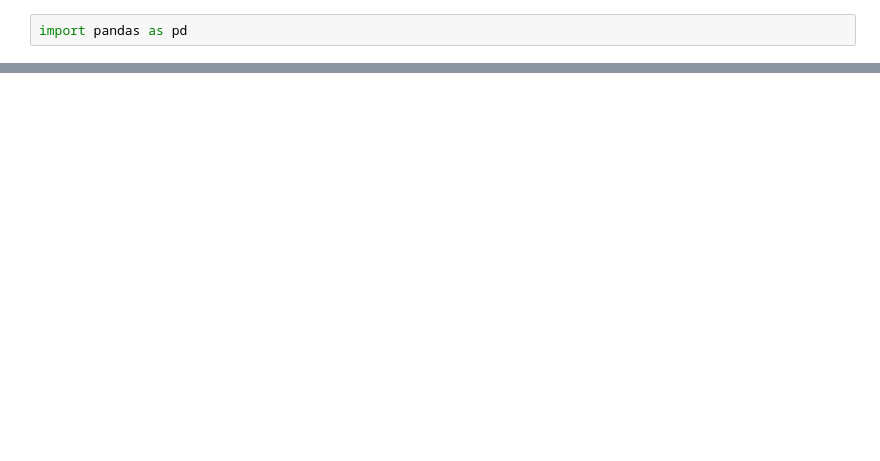
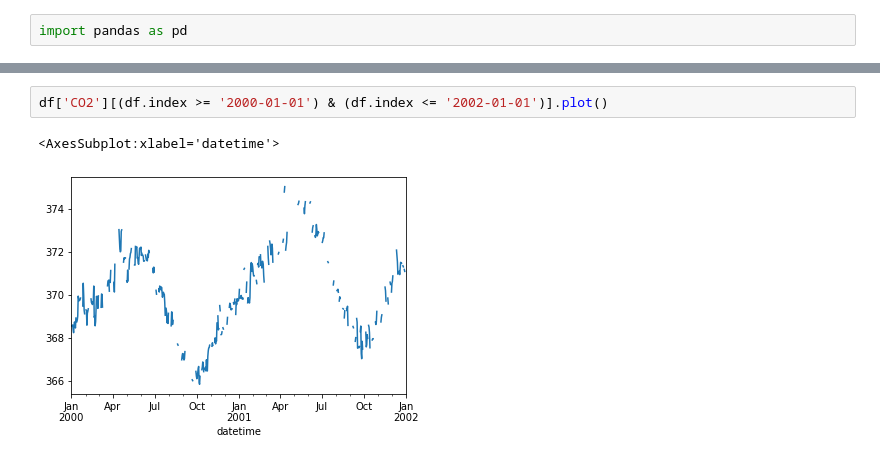
Before and after one commit to Pchambet/ml4climate, a Jupyter notebook: book/notebooks/1_introduction.ipynb, the cells around one changed output, grey strips where cells are left out. Cells and saved outputs as stored; diff of their text form; blank space fills up the shorter version.

```diff
--- a/book/notebooks/1_introduction.ipynb
+++ b/book/notebooks/1_introduction.ipynb
@@ -531,0 +582,5 @@ AttributeError: 'DataFrame' object has no attribute 'Mn'
+# %%
+df['CO2'][(df.index >= '2000-01-01') & (df.index <= '2002-01-01')].plot()
+# %% [output]
+<AxesSubplot:xlabel='datetime'>
+[figure, added]
```
Also changed, not shown: parts of 29 cells of this notebook, 1 other file.
